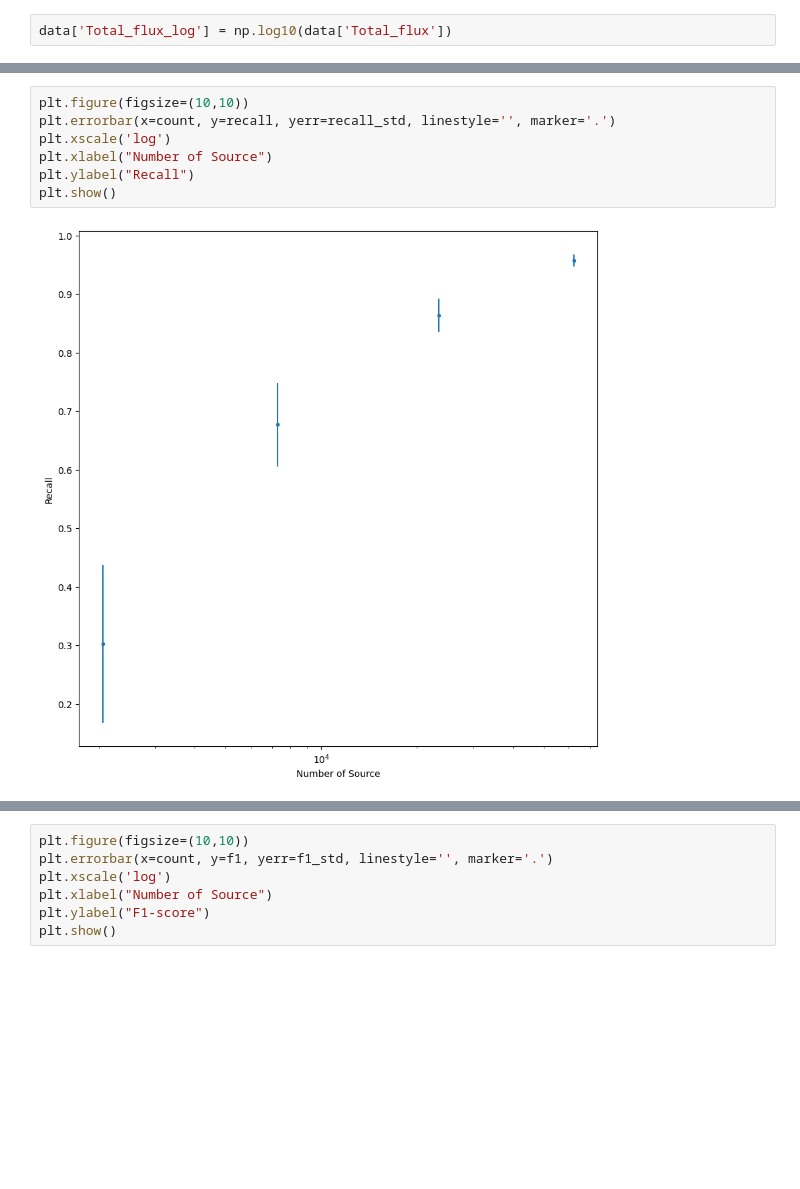
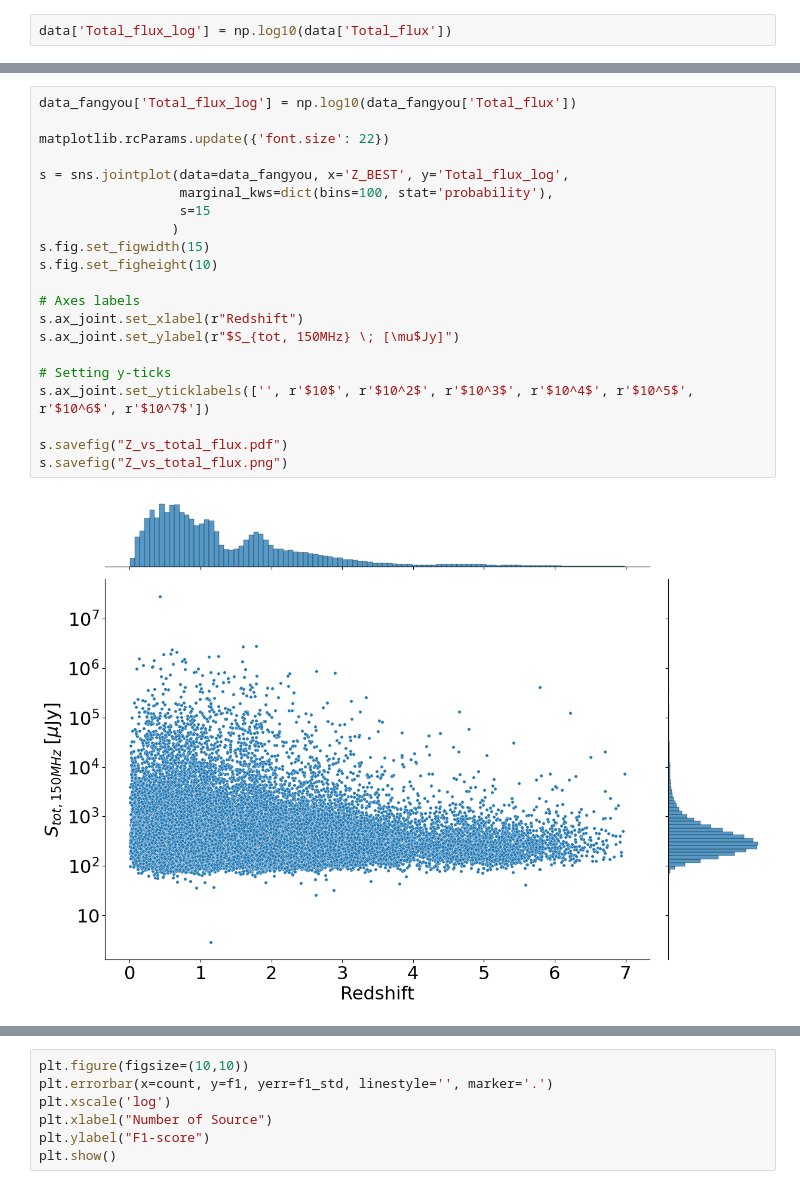
Before and after one commit to jespertjee/LOFAR_ML, a Jupyter notebook: General/Analysis_for_plots.ipynb, the cells around one changed output, grey strips where cells are left out. Saved outputs shown, nothing was run; the diff lists cells and outputs as text; blank space fills up the shorter version.

```diff
--- a/General/Analysis_for_plots.ipynb
+++ b/General/Analysis_for_plots.ipynb
@@ -623,9 +367,23 @@ plt.show()
-# %%
-plt.figure(figsize=(10,10))
-plt.errorbar(x=count, y=recall, yerr=recall_std, linestyle='', marker='.')
-plt.xscale('log')
-plt.xlabel("Number of Source")
-plt.ylabel("Recall")
-plt.show()
-# %% [output]
-[figure]
+# %%
+data_fangyou['Total_flux_log'] = np.log10(data_fangyou['Total_flux'])
+
+matplotlib.rcParams.update({'font.size': 22})
+
+s = sns.jointplot(data=data_fangyou, x='Z_BEST', y='Total_flux_log',
+                  marginal_kws=dict(bins=100, stat='probability'),
+                  s=15
+                 )
+s.fig.set_figwidth(15)
+s.fig.set_figheight(10)
+
+# Axes labels
+s.ax_joint.set_xlabel(r"Redshift")
+s.ax_joint.set_ylabel(r"$S_{tot, 150MHz} \; [\mu$Jy]")
+
+# Setting y-ticks
+s.ax_joint.set_yticklabels(['', r'$10$', r'$10^2$', r'$10^3$', r'$10^4$', r'$10^5$', r'$10^6$', r'$10^7$'])
+
+s.savefig("Z_vs_total_flux.pdf")
+s.savefig("Z_vs_total_flux.png")
+# %% [output]
+[figure, added]
```
Also changed, not shown: parts of 33 cells of this notebook, 23 other files.
